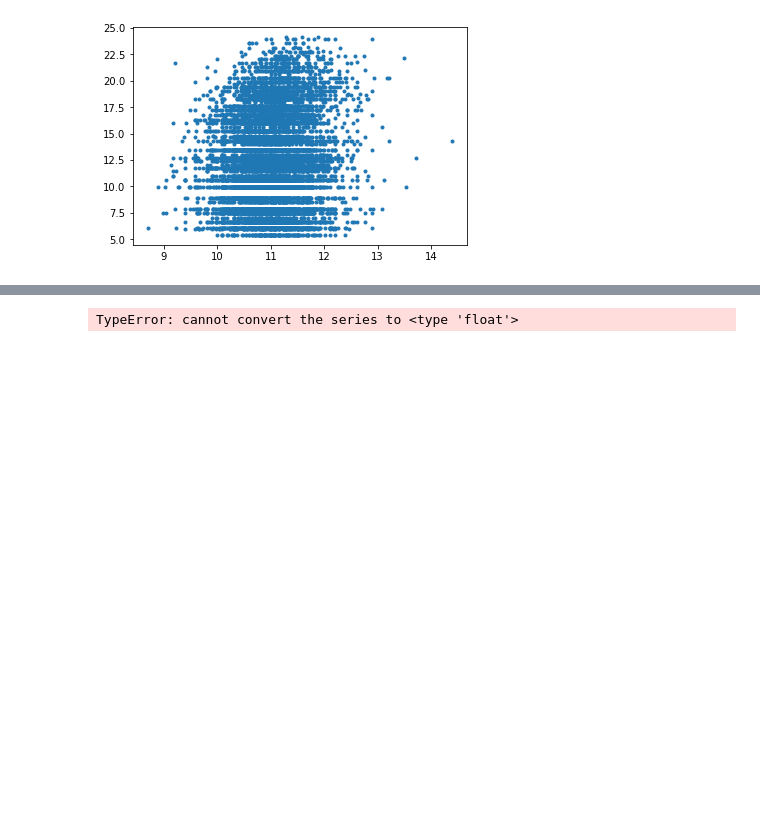
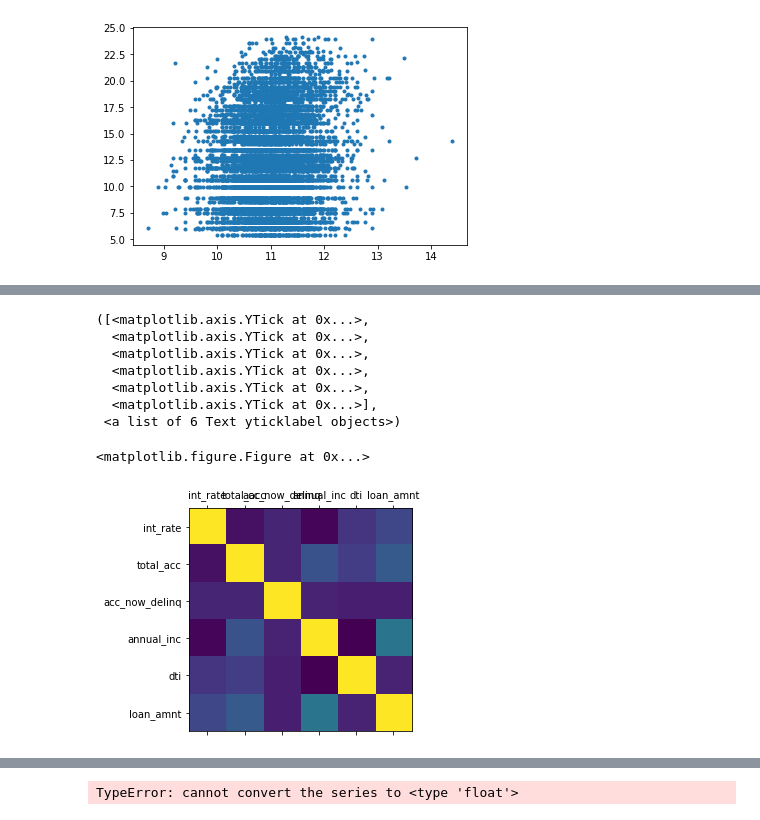
Before and after one commit to brandy-lei/LC, a Jupyter notebook: Untitled.ipynb, the cells around one changed output, grey strips where cells are left out. Saved outputs shown, nothing was run; the diff lists cells and outputs as text; code cells hidden in the pictures; blank space fills up the shorter version.

```diff
--- a/Untitled.ipynb
+++ b/Untitled.ipynb
@@ -295,3 +295,7 @@ plt.plot(np.log(df.loc[:10000,'annual_inc']+1),df.loc[:10000,'int_rate'],'.')
 # %% [output]
 [<matplotlib.lines.Line2D at 0x...>]
 [figure]
+# %%
+cor_columns=['int_rate', 'total_acc', 'acc_now_delinq', 'annual_inc',
+                             'dti', 'loan_amnt']
+df[cor_columns].corr()
@@ -297,0 +310,18 @@ plt.plot(np.log(df.loc[:10000,'annual_inc']+1),df.loc[:10000,'int_rate'],'.')
+# %%
+# https://stackoverflow.com/questions/332289/how-do-you-change-the-size-of-figures-drawn-with-matplotlib
+cor=df[cor_columns].corr()
+plt.figure(figsize=(40,40))
+plt.matshow(cor)
+
+plt.xticks(range(len(cor.columns)), cor.columns)
+plt.yticks(range(len(cor.columns)), cor.columns)
+# %% [output]
+([<matplotlib.axis.YTick at 0x...>,
+  <matplotlib.axis.YTick at 0x...>,
+  <matplotlib.axis.YTick at 0x...>,
+  <matplotlib.axis.YTick at 0x...>,
+  <matplotlib.axis.YTick at 0x...>,
+  <matplotlib.axis.YTick at 0x...>],
+ <a list of 6 Text yticklabel objects>)
+<matplotlib.figure.Figure at 0x...>
+[figure, added]
```
Also changed, not shown: parts of 5 cells of this notebook.
